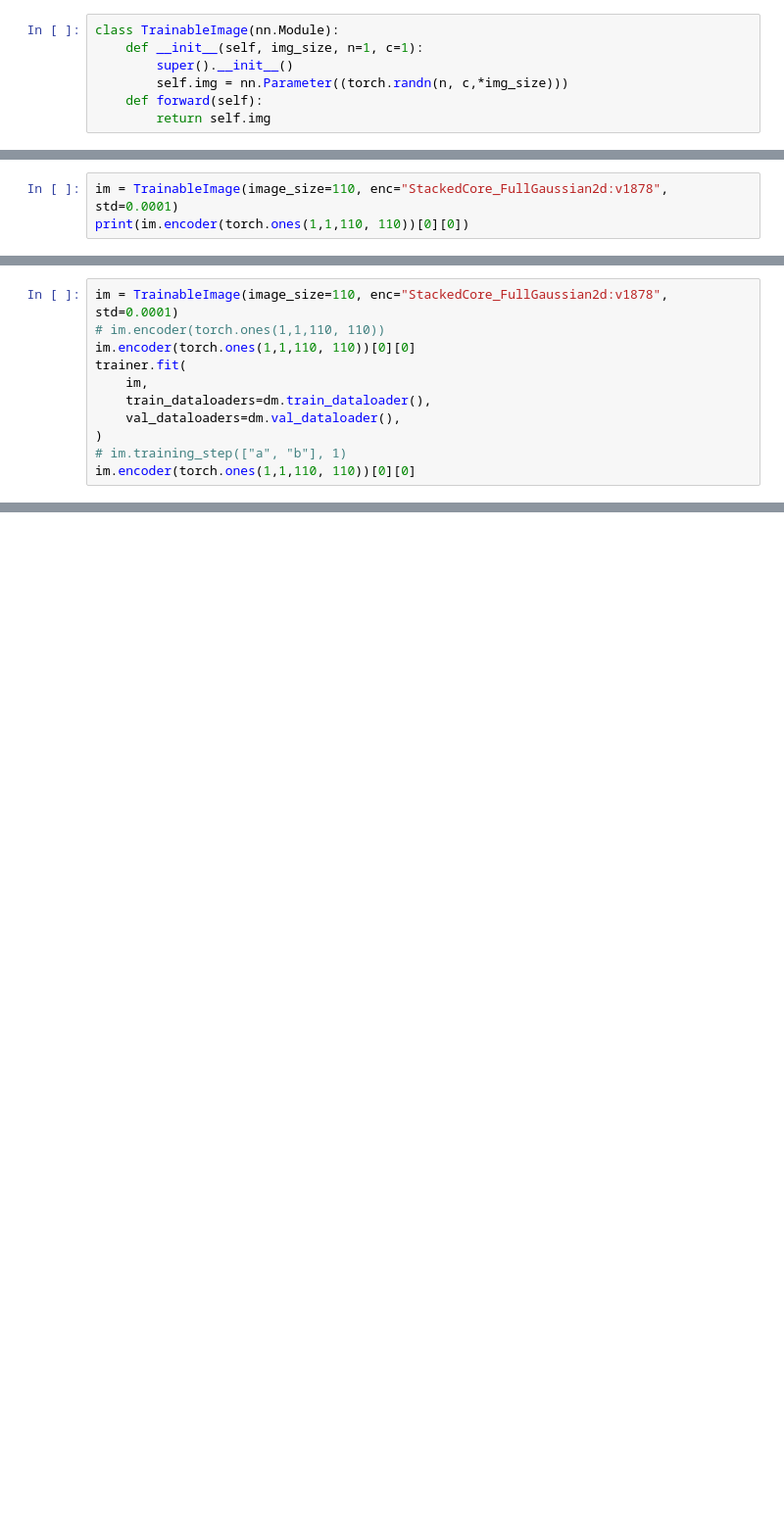
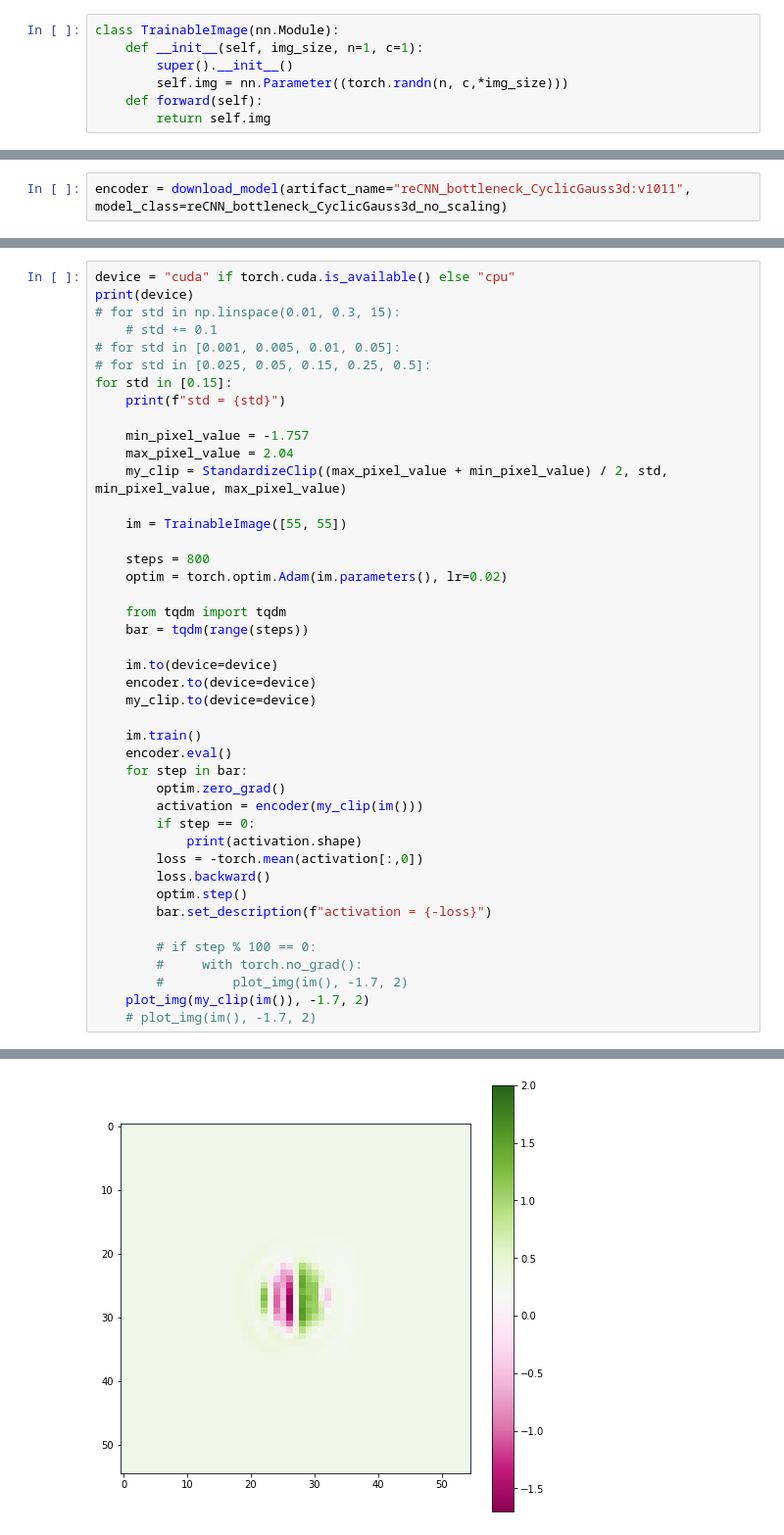
Before and after one commit to mpicek/reCNN_visual_prosthesis, a Jupyter notebook: experiments/MEI.ipynb, the cells around one changed output, grey strips where cells are left out. Shown at 98% size. Cells and saved outputs as stored; diff of their text form; blank space fills up the shorter version.

```diff
--- a/experiments/MEI.ipynb
+++ b/experiments/MEI.ipynb
@@ -454,3 +67,0 @@ tensor(7.6363)
-# %%
-im = TrainableImage(image_size=110, enc="StackedCore_FullGaussian2d:v1878", std=0.0001)
-print(im.encoder(torch.ones(1,1,110, 110))[0][0])
@@ -468,11 +67,0 @@ tensor(7.2166)
-# %%
-im = TrainableImage(image_size=110, enc="StackedCore_FullGaussian2d:v1878", std=0.0001)
-# im.encoder(torch.ones(1,1,110, 110))
-im.encoder(torch.ones(1,1,110, 110))[0][0]
-trainer.fit(
-    im,
-    train_dataloaders=dm.train_dataloader(),
-    val_dataloaders=dm.val_dataloader(),
-)
-# im.training_step(["a", "b"], 1)
-im.encoder(torch.ones(1,1,110, 110))[0][0]
@@ -547,0 +76,2 @@ tensor(0.4895, grad_fn=<MeanBackward0>)
+# %%
+encoder = download_model(artifact_name="reCNN_bottleneck_CyclicGauss3d:v1011", model_class=reCNN_bottleneck_CyclicGauss3d_no_scaling)
@@ -547,0 +86,44 @@ tensor(0.4895, grad_fn=<MeanBackward0>)
+# %%
+device = "cuda" if torch.cuda.is_available() else "cpu"
+print(device)
+# for std in np.linspace(0.01, 0.3, 15):
+    # std += 0.1
+# for std in [0.001, 0.005, 0.01, 0.05]:
+# for std in [0.025, 0.05, 0.15, 0.25, 0.5]:
+for std in [0.15]:
+    print(f"std = {std}")
+
+    min_pixel_value = -1.757
+    max_pixel_value = 2.04
+    my_clip = StandardizeClip((max_pixel_value + min_pixel_value) / 2, std, min_pixel_value, max_pixel_value)
+
+    im = TrainableImage([55, 55])
+
+    steps = 800
+    optim = torch.optim.Adam(im.parameters(), lr=0.02)
+
+    from tqdm import tqdm
+    bar = tqdm(range(steps))
+
+    im.to(device=device)
+    encoder.to(device=device)
+    my_clip.to(device=device)
+
+    im.train()
+    encoder.eval()
+    for step in bar:
+        optim.zero_grad()
+        activation = encoder(my_clip(im()))
+        if step == 0:
+            print(activation.shape)
+        loss = -torch.mean(activation[:,0])
+        loss.backward()
+        optim.step()
+        bar.set_description(f"activation = {-loss}")
+
+        # if step % 100 == 0:
+        #     with torch.no_grad():
+        #         plot_img(im(), -1.7, 2)
+    plot_img(my_clip(im()), -1.7, 2)
+    # plot_img(im(), -1.7, 2)
+# %% [output]
@@ -547,0 +133 @@ tensor(0.4895, grad_fn=<MeanBackward0>)
+[figure, added]
```
Also changed, not shown: parts of 47 cells of this notebook.
